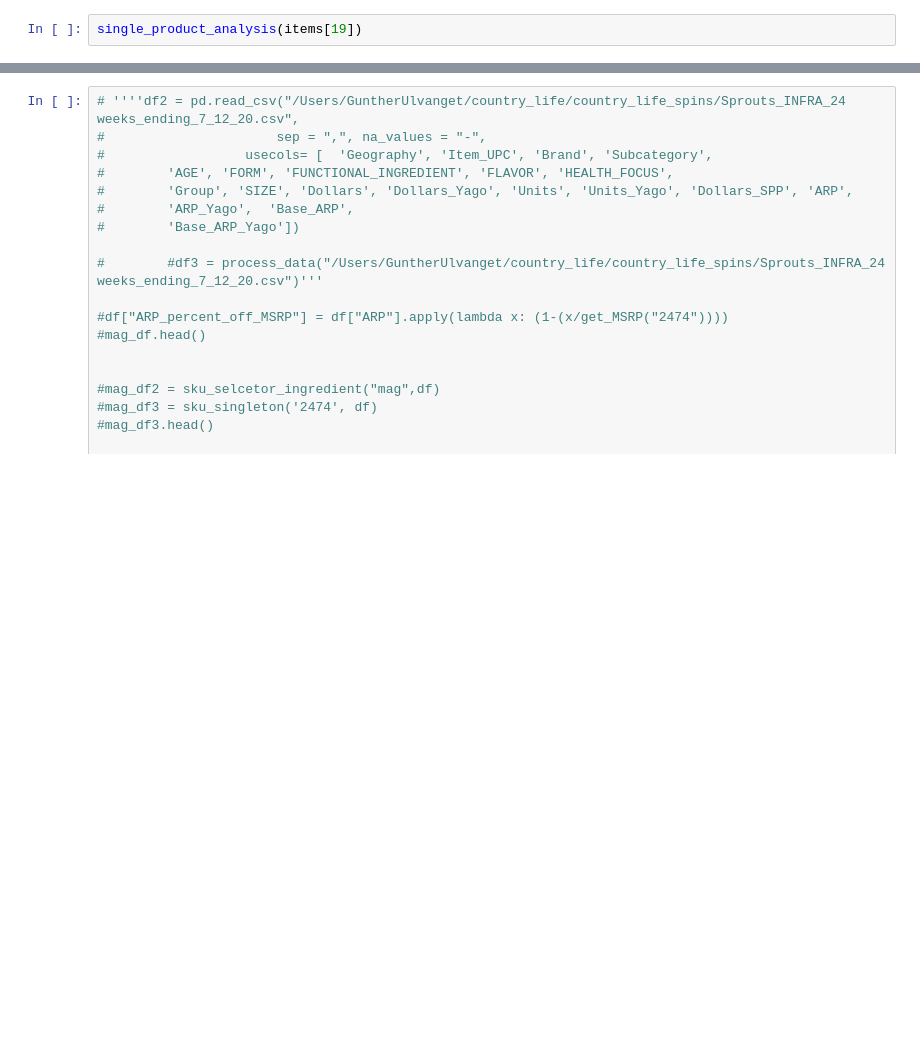
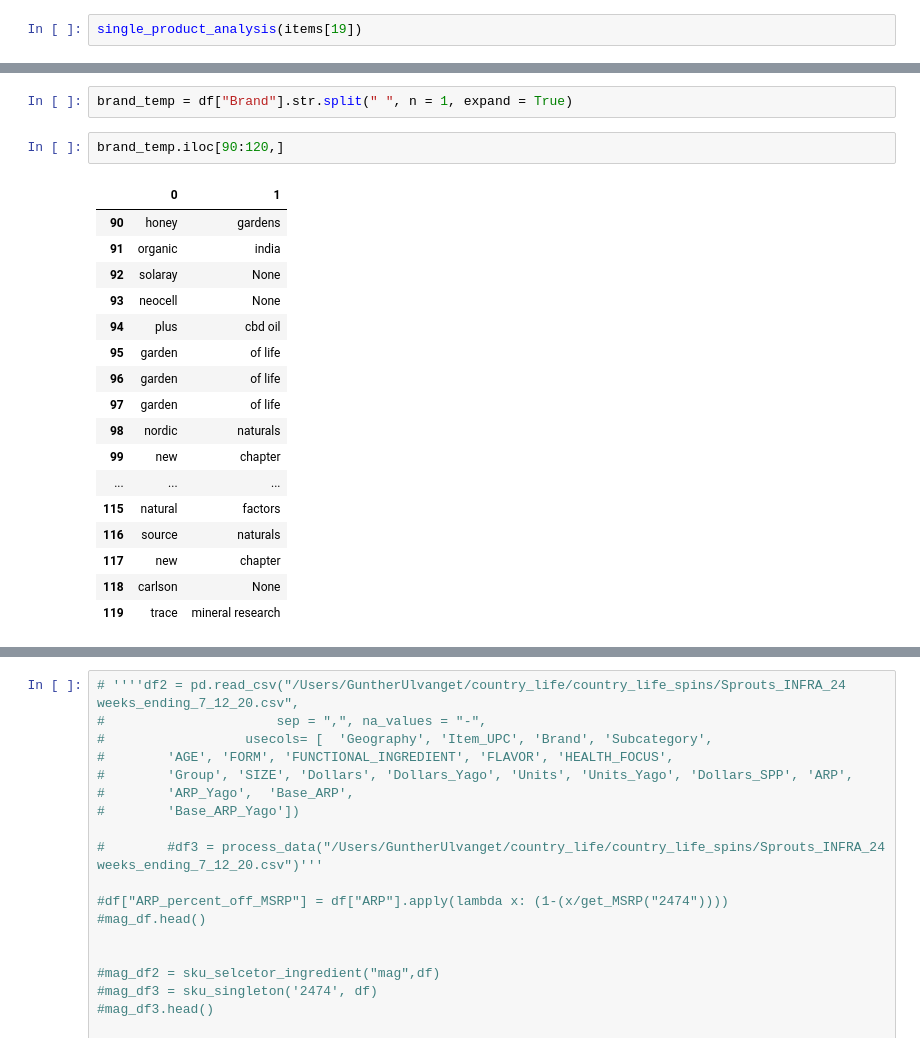
Before and after one commit to clayton-summitt/price_consult, a Jupyter notebook: cl_pricing_jn.ipynb, the cells around one changed output, grey strips where cells are left out. Cells and saved outputs as stored; diff of their text form; blank space fills up the shorter version.

```diff
--- a/cl_pricing_jn.ipynb
+++ b/cl_pricing_jn.ipynb
@@ -336,0 +336,22 @@ len(items)
+# %%
+brand_temp = df["Brand"].str.split(" ", n = 1, expand = True)
+# %%
+brand_temp.iloc[90:120,]
+# %% [output]
+|  | 0 | 1 |
+| 90 | honey | gardens |
+| 91 | organic | india |
+| 92 | solaray | None |
+| 93 | neocell | None |
+| 94 | plus | cbd oil |
+| 95 | garden | of life |
+| 96 | garden | of life |
+| 97 | garden | of life |
+| 98 | nordic | naturals |
+| 99 | new | chapter |
+| ... | ... | ... |
+| 115 | natural | factors |
+| 116 | source | naturals |
+| 117 | new | chapter |
+| 118 | carlson | None |
+| 119 | trace | mineral research |
```
Also changed, not shown: parts of 23 cells of this notebook, 1 other file.
